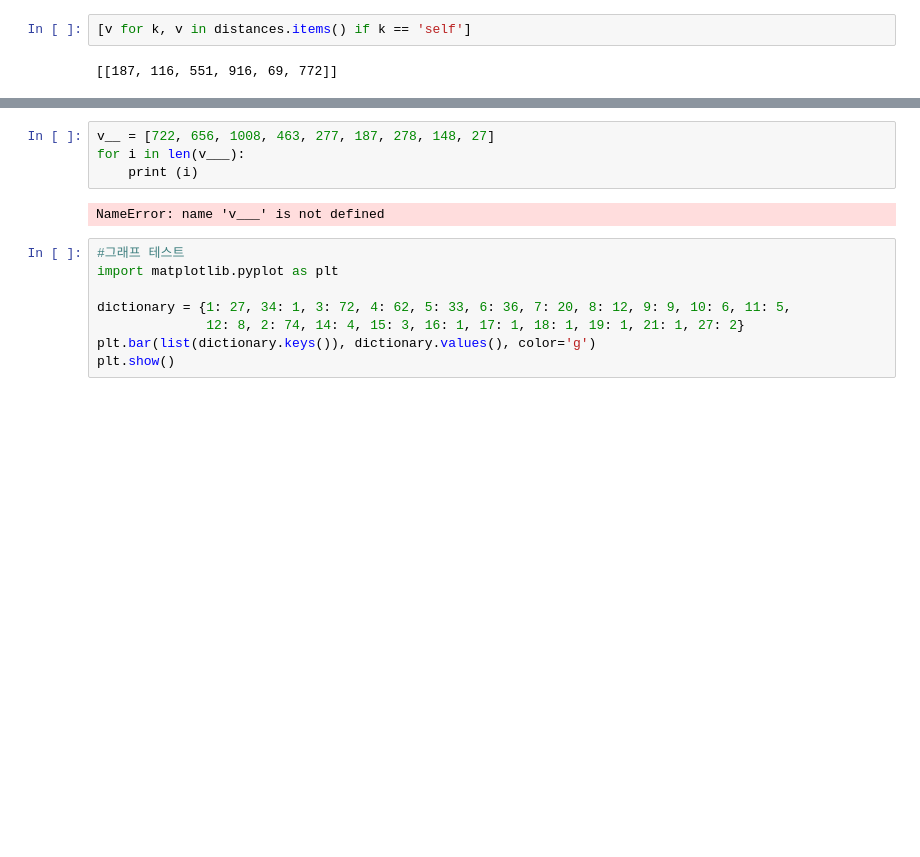
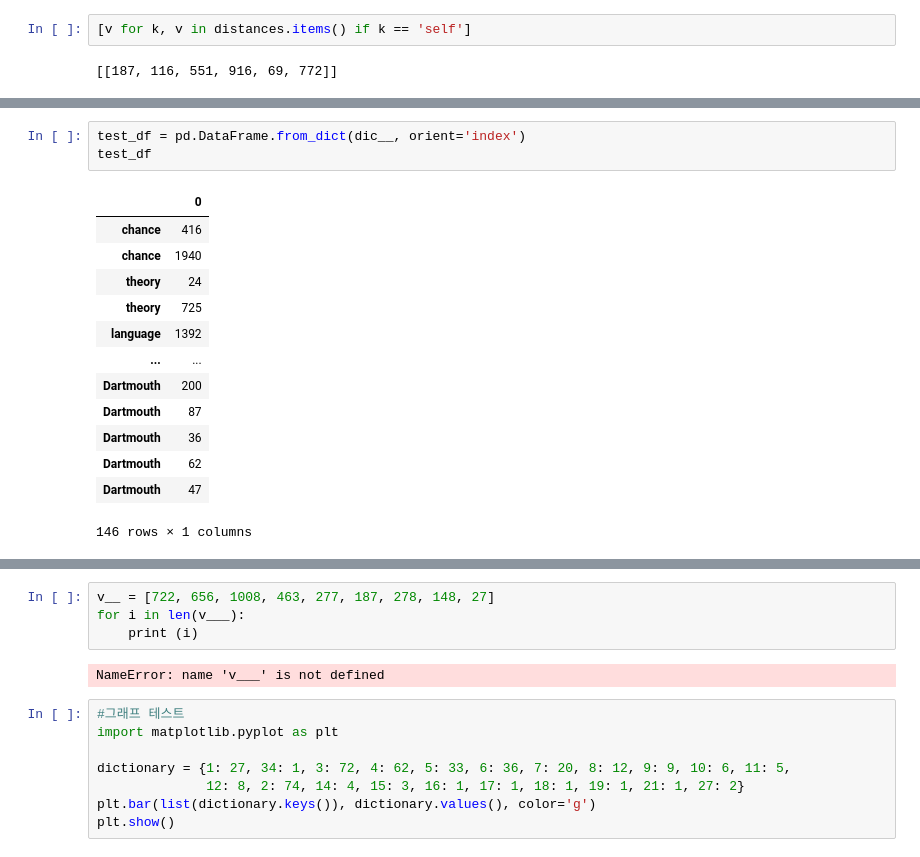
Before and after one commit to kwangilkimkenny/Story_Analysis, a Jupyter notebook: plot_analysis.ipynb, the cells around one changed output, grey strips where cells are left out. Drawn from its saved outputs; the diff is of its cells as text; blank space fills up the shorter version.

```diff
--- a/plot_analysis.ipynb
+++ b/plot_analysis.ipynb
@@ -806,0 +826,17 @@ dic__
+# %%
+test_df = pd.DataFrame.from_dict(dic__, orient='index')
+test_df
+# %% [output]
+|  | 0 |
+| chance | 416 |
+| chance | 1940 |
+| theory | 24 |
+| theory | 725 |
+| language | 1392 |
+| ... | ... |
+| Dartmouth | 200 |
+| Dartmouth | 87 |
+| Dartmouth | 36 |
+| Dartmouth | 62 |
+| Dartmouth | 47 |
+146 rows × 1 columns
```
Also changed, not shown: parts of 30 cells of this notebook.
